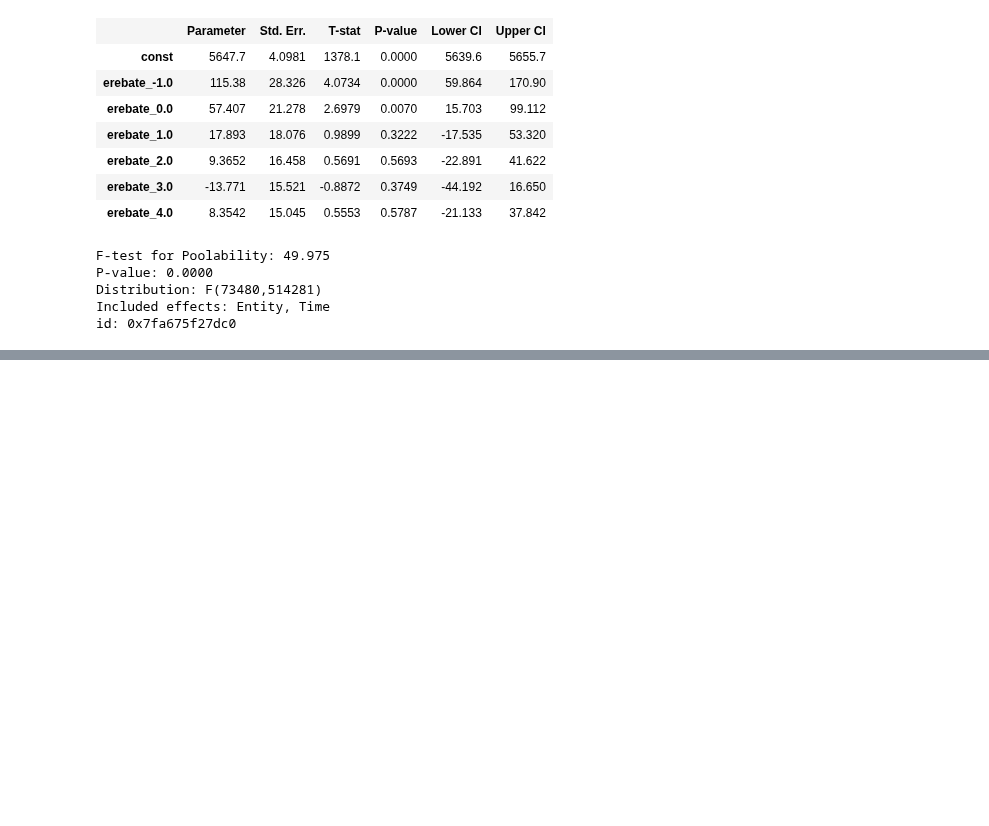
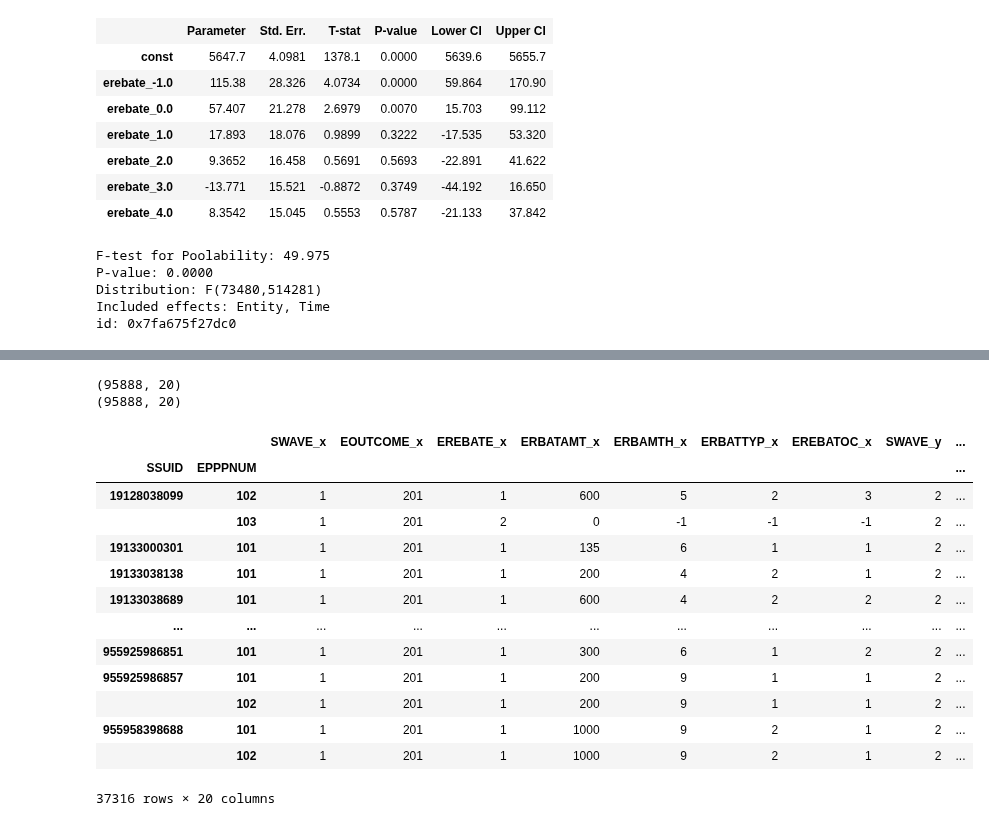
Before and after one commit to MaxDerWeber/MasterThesis, a Jupyter notebook: Data.ipynb, the cells around one changed output, grey strips where cells are left out. Saved outputs shown, nothing was run; the diff lists cells and outputs as text; code cells hidden in the pictures; blank space fills up the shorter version.

```diff
--- a/Data.ipynb
+++ b/Data.ipynb
@@ -572,0 +616,8 @@ df.drop('Unnamed: 0', inplace = True, axis=1)
+# %%
+topical['EOUTCOME_comp'] = np.where(topical['EOUTCOME_x'] == topical['EOUTCOME_y'] , 'True', 'False')
+topical['EREBATE_comp'] = np.where(topical['EREBATE_x'] == topical['EREBATE_y'] , 'True', 'False')
+topical['ERBATAMT_comp'] = np.where(topical['ERBATAMT_x'] == topical['ERBATAMT_y'] , 'True', 'False')
+topical['ERBAMTH_comp'] = np.where(topical['ERBAMTH_x'] == topical['ERBAMTH_y'] , 'True', 'False')
+topical['ERBATTYP_comp'] = np.where(topical['ERBATTYP_x'] == topical['ERBATTYP_y'] , 'True', 'False')
+topical['EREBATOC_comp'] = np.where(topical['EREBATOC_x'] == topical['EREBATOC_y'] , 'True', 'False')
+topical[['EOUTCOME_comp', 'EREBATE_comp', 'ERBATAMT_comp', 'ERBAMTH_comp', 'ERBATTYP_comp', 'EREBATOC_comp']]
@@ -572,0 +639,23 @@ df.drop('Unnamed: 0', inplace = True, axis=1)
+# %%
+print(topical.shape)
+topical.dropna(axis = 0, inplace = True, thresh=3)
+topical.dropna(axis = 0, inplace = True, thresh=3)
+print(topical.shape)
+topical[(topical['ERBAMTH_comp'] == 'False')]
+# %% [output]
+(95888, 20)
+(95888, 20)
+|  |  | SWAVE_x | EOUTCOME_x | EREBATE_x | ERBATAMT_x | ERBAMTH_x | ERBATTYP_x | EREBATOC_x | SWAVE_y | ... |
+| SSUID | EPPPNUM |  |  |  |  |  |  |  |  | ... |
+| 19128038099 | 102 | 1 | 201 | 1 | 600 | 5 | 2 | 3 | 2 | ... |
+|  | 103 | 1 | 201 | 2 | 0 | -1 | -1 | -1 | 2 | ... |
+| 19133000301 | 101 | 1 | 201 | 1 | 135 | 6 | 1 | 1 | 2 | ... |
+| 19133038138 | 101 | 1 | 201 | 1 | 200 | 4 | 2 | 1 | 2 | ... |
+| 19133038689 | 101 | 1 | 201 | 1 | 600 | 4 | 2 | 2 | 2 | ... |
+| ... | ... | ... | ... | ... | ... | ... | ... | ... | ... | ... |
+| 955925986851 | 101 | 1 | 201 | 1 | 300 | 6 | 1 | 2 | 2 | ... |
+| 955925986857 | 101 | 1 | 201 | 1 | 200 | 9 | 1 | 1 | 2 | ... |
+|  | 102 | 1 | 201 | 1 | 200 | 9 | 1 | 1 | 2 | ... |
+| 955958398688 | 101 | 1 | 201 | 1 | 1000 | 9 | 2 | 1 | 2 | ... |
+|  | 102 | 1 | 201 | 1 | 1000 | 9 | 2 | 1 | 2 | ... |
+37316 rows × 20 columns
```
Also changed, not shown: parts of 7 cells of this notebook.
